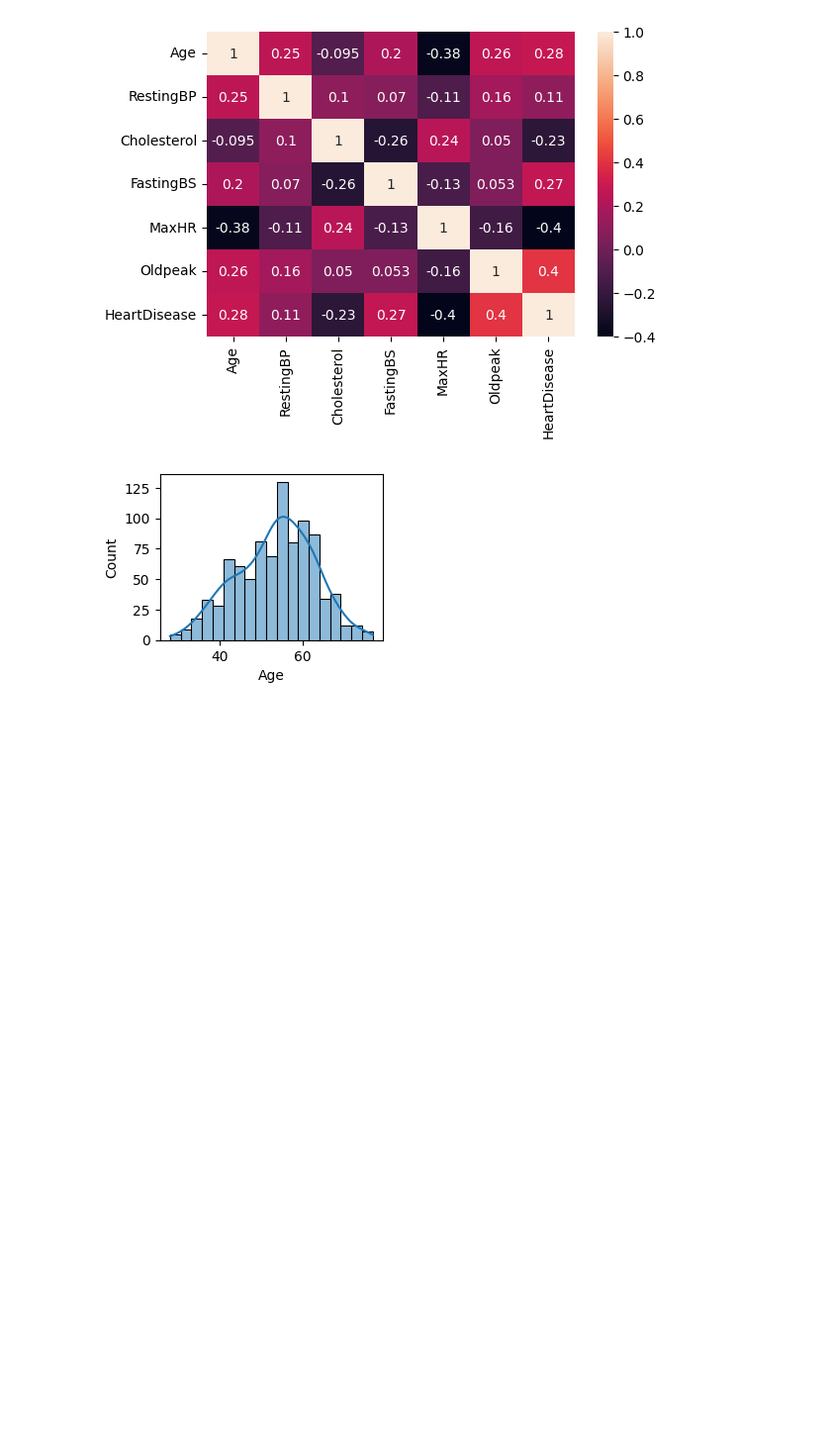
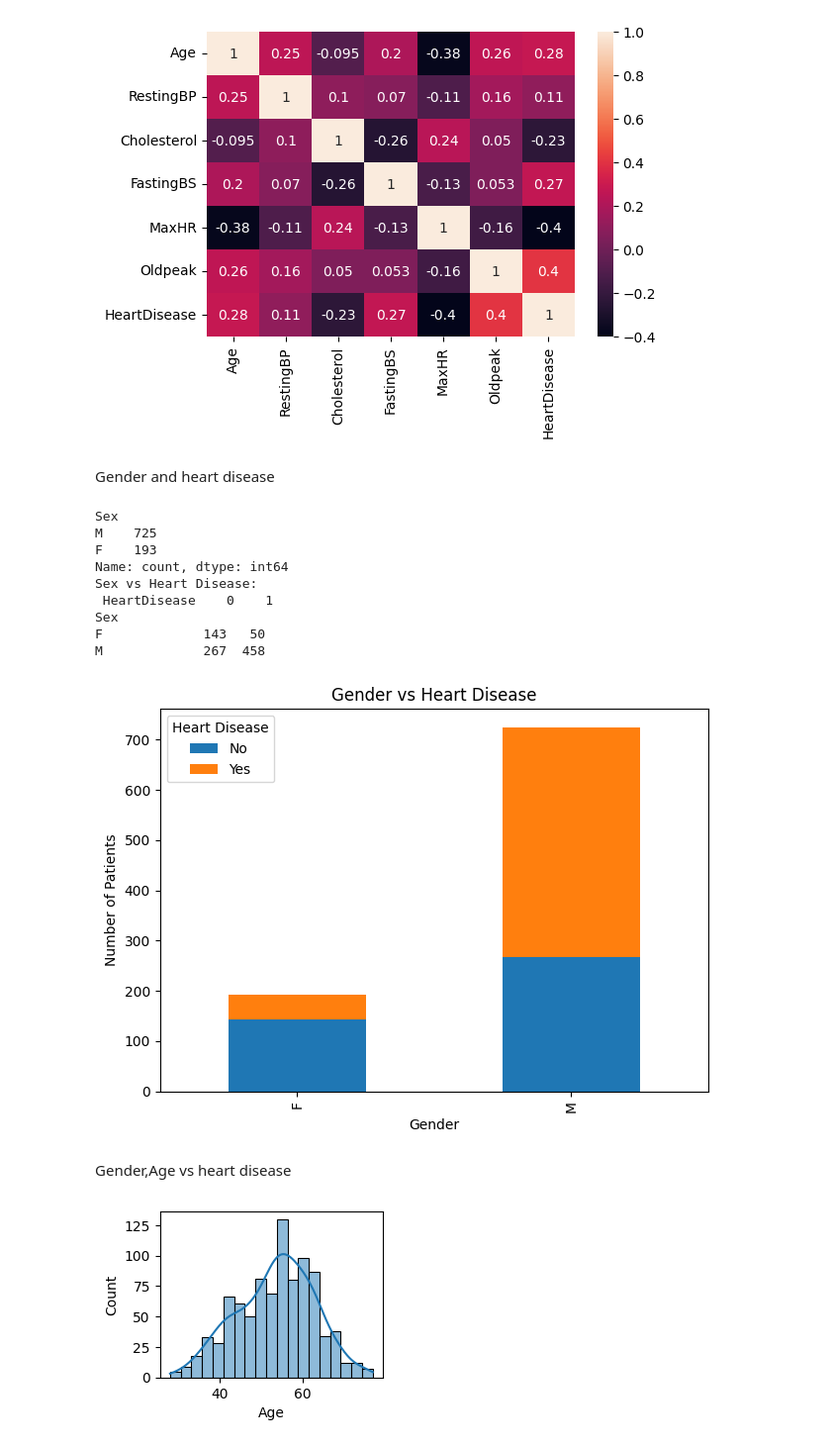
Before and after one commit to ankush262/Machine-learning, a Jupyter notebook: heart_diease.ipynb, the cells around one changed output. Shown at 99% size. Drawn from its saved outputs; the diff is of its cells as text; code cells hidden in the pictures; blank space fills up the shorter version.

Commit message:
gender Vs heart disease

```diff
--- a/heart_diease.ipynb
+++ b/heart_diease.ipynb
@@ -157,5 +165,36 @@ sns.heatmap(df.corr(numeric_only=True),annot=True)
 # %% [output]
 <Axes: >
 [figure]
+# %% [markdown]
+Gender and heart disease
+# %%
+print(df["Sex"].value_counts())
+# Count Chest Pain Types based on presence of Heart Disease
+cp_vs_hd = df.groupby(['Sex', 'HeartDisease']).size().unstack(fill_value=0)
+
+# Display the table
+print("Sex vs Heart Disease:\n", cp_vs_hd)
+
+
+# Plotting the comparison
+cp_vs_hd.plot(kind='bar', stacked=True)
+plt.title('Gender vs Heart Disease')
+plt.xlabel('Gender')
+plt.ylabel('Number of Patients')
+plt.legend(title='Heart Disease', labels=['No', 'Yes'])
+plt.tight_layout()
+# %% [output]
+Sex
+M    725
+F    193
+Name: count, dtype: int64
+Sex vs Heart Disease:
+ HeartDisease    0    1
+Sex
+F             143   50
+M             267  458
+[figure, added]
+# %% [markdown]
+Gender,Age vs heart disease
 # %%
 def plotting(var,num):
```
Also changed, not shown: parts of 3 cells of this notebook.
